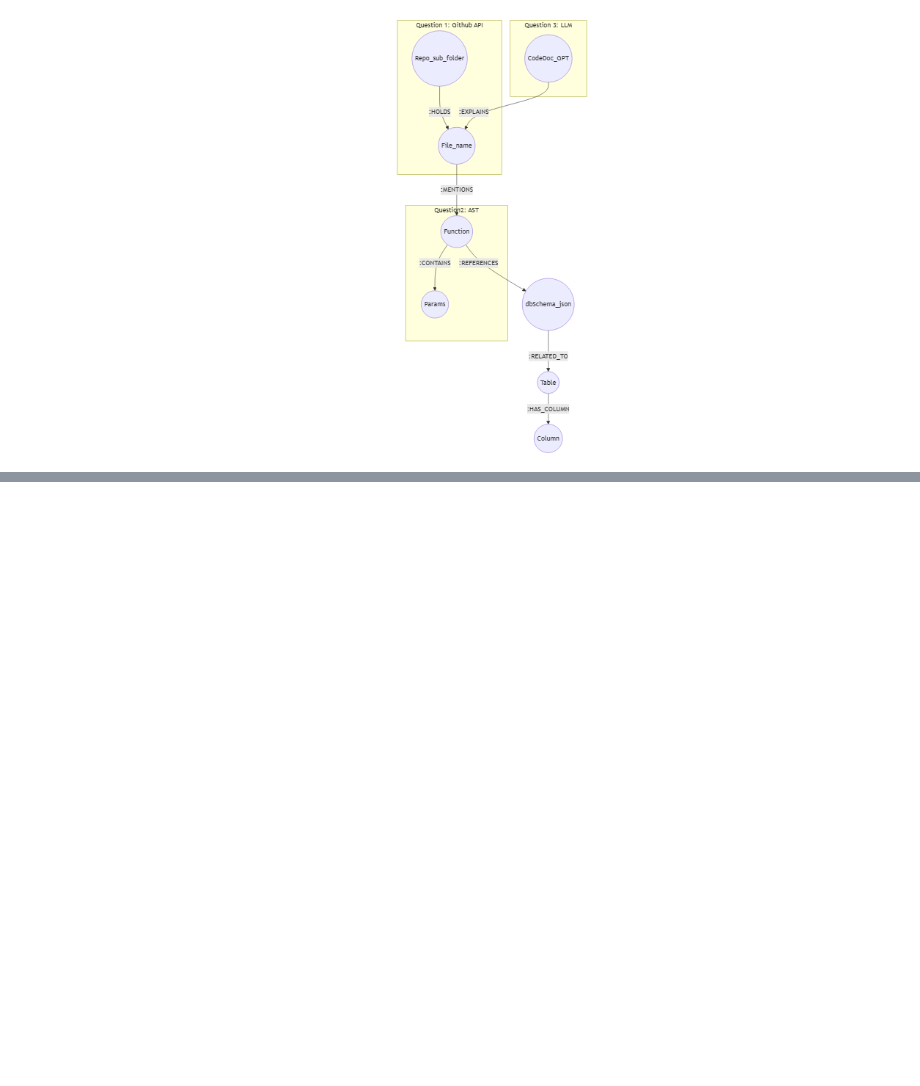
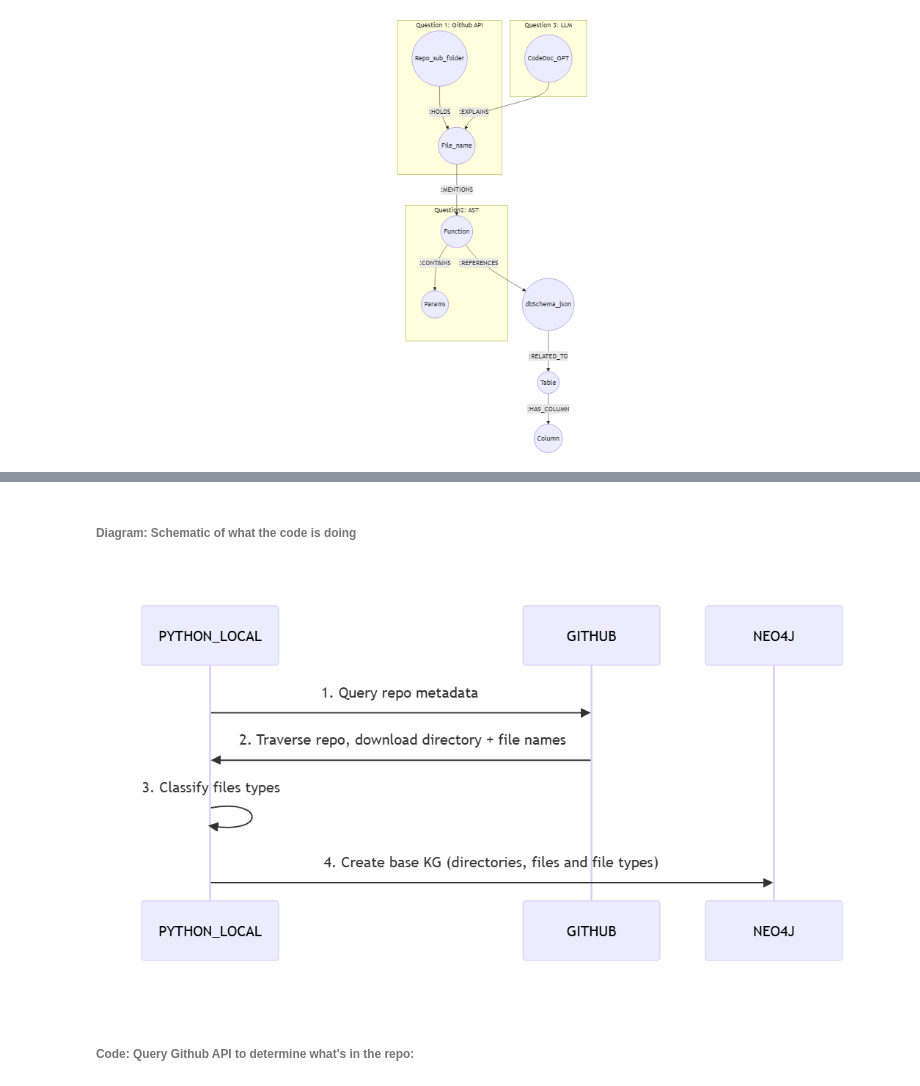
Before and after one commit to georgejaymcmc/AICampKGTalk, a Jupyter notebook: AICampKGTalk.ipynb, the cells around one changed output, grey strips where cells are left out. Drawn from its saved outputs; the diff is of its cells as text; code cells hidden in the pictures; blank space fills up the shorter version.

```diff
--- a/AICampKGTalk.ipynb
+++ b/AICampKGTalk.ipynb
@@ -1058,0 +1071,14 @@ Image(filename=png_path)
+# %% [markdown]
+###### Diagram: Schematic of what the code is doing
+# %%
+from IPython.display import Image
+
+# Specify the path to your PNG file
+png_path = r"Diagrams\PNG\appCodeWorkFlow1.png"
+
+# Display the PNG file
+Image(filename=png_path)
+# %% [output]
+[figure, added]
+# %% [markdown]
+###### Code: Query Github API to determine what's in the repo:
```
Also changed, not shown: parts of 6 cells of this notebook, 1 other file.
